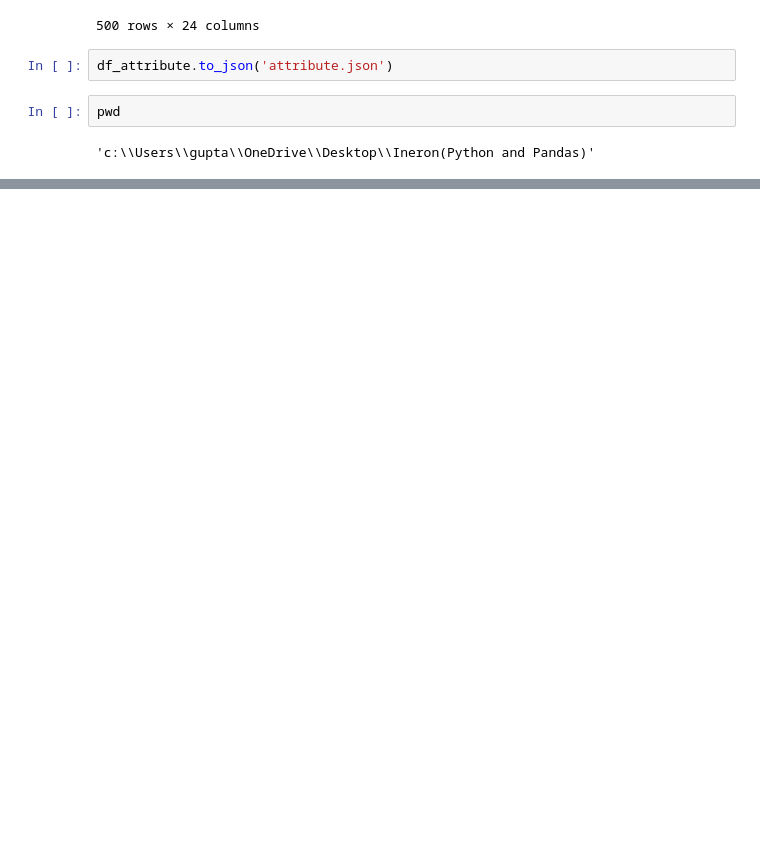
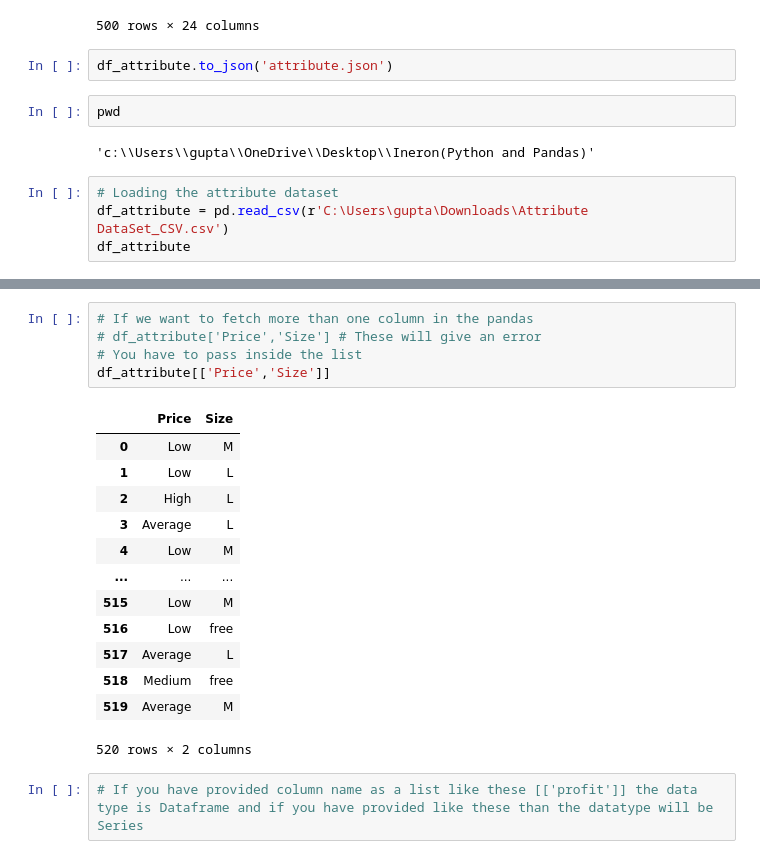
Before and after one commit to guptaayushman24/Ineuron_Python, a Jupyter notebook: Pandas.ipynb, the cells around one changed output, grey strips where cells are left out. Cells and saved outputs as stored; diff of their text form; blank space fills up the shorter version.

Commit message:
Pandas Commit

```diff
--- a/Pandas.ipynb
+++ b/Pandas.ipynb
@@ -265,3 +265,7 @@ df_attribute.to_json('attribute.json')
 pwd
 # %% [output]
 'c:\\Users\\gupta\\OneDrive\\Desktop\\Ineron(Python and Pandas)'
+# %%
+# Loading the attribute dataset
+df_attribute = pd.read_csv(r'C:\Users\gupta\Downloads\Attribute DataSet_CSV.csv')
+df_attribute
@@ -267,0 +321,21 @@ pwd
+# %%
+# If we want to fetch more than one column in the pandas
+# df_attribute['Price','Size'] # These will give an error
+# You have to pass inside the list
+df_attribute[['Price','Size']]
+# %% [output]
+|  | Price | Size |
+| 0 | Low | M |
+| 1 | Low | L |
+| 2 | High | L |
+| 3 | Average | L |
+| 4 | Low | M |
+| ... | ... | ... |
+| 515 | Low | M |
+| 516 | Low | free |
+| 517 | Average | L |
+| 518 | Medium | free |
+| 519 | Average | M |
+520 rows × 2 columns
+# %%
+# If you have provided column name as a list like these [['profit']] the data type is Dataframe and if you have provided like these than the datatype will be Series
```
Also changed, not shown: parts of 4 cells of this notebook.
